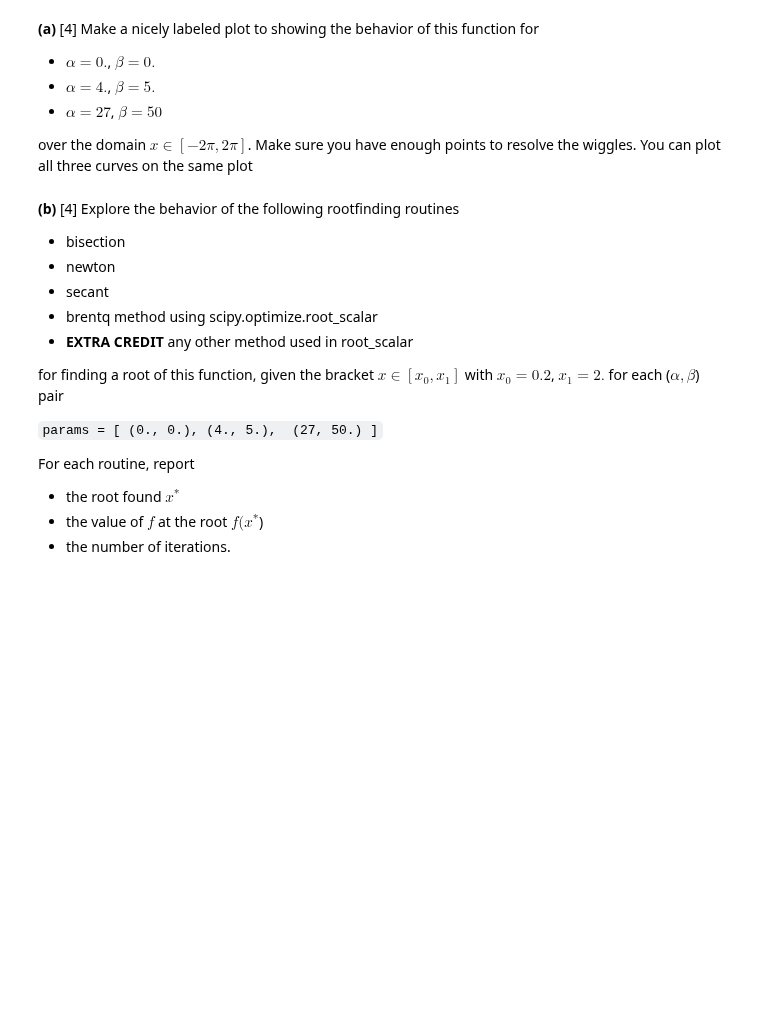
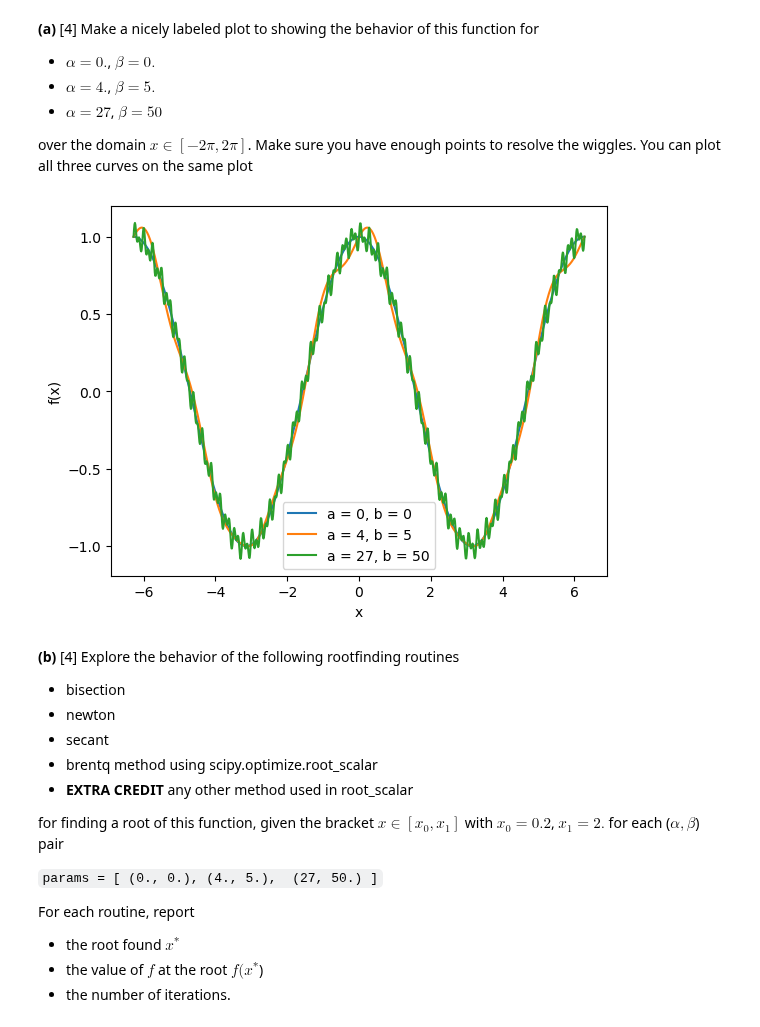
Before and after one commit to xiaoyuchen2020/intro-numerical-methods, a Jupyter notebook: hw/HW2_roots.ipynb, the cells around one changed output. Cells and saved outputs as stored; diff of their text form; code cells hidden in the pictures; blank space fills up the shorter version.

```diff
--- a/hw/HW2_roots.ipynb
+++ b/hw/HW2_roots.ipynb
@@ -277,3 +276,28 @@ raise NotImplementedError()
+# %%
+f = lambda x: numpy.cos(x) + N(x, A, a, b)
+N = lambda x, A, a, b: A * (numpy.sin(a * x) + numpy.sin(b * x))
+A = 0.05
+
+x = numpy.linspace(-2 * numpy.pi, 2 * numpy.pi, 1000)
+
+
+fig = plt.figure()
+axes = fig.add_subplot(1, 1, 1)
+a = 0
+b = 0
+axes.plot(x, f(x), label='a = 0, b = 0')
+a = 4
+b = 5
+axes.plot(x, f(x), label='a = 4, b = 5')
+a = 27
+b = 50
+axes.plot(x, f(x), label='a = 27, b = 50')
+axes.set_xlabel('x')
+axes.set_ylabel('f(x)')
+axes.legend()
+plt.show()
+# %% [output]
+[figure, added]
 # %% [markdown]
 **(b)** [4] Explore the behavior of the following rootfinding routines
 * bisection
```
Also changed, not shown: parts of 10 cells of this notebook.
